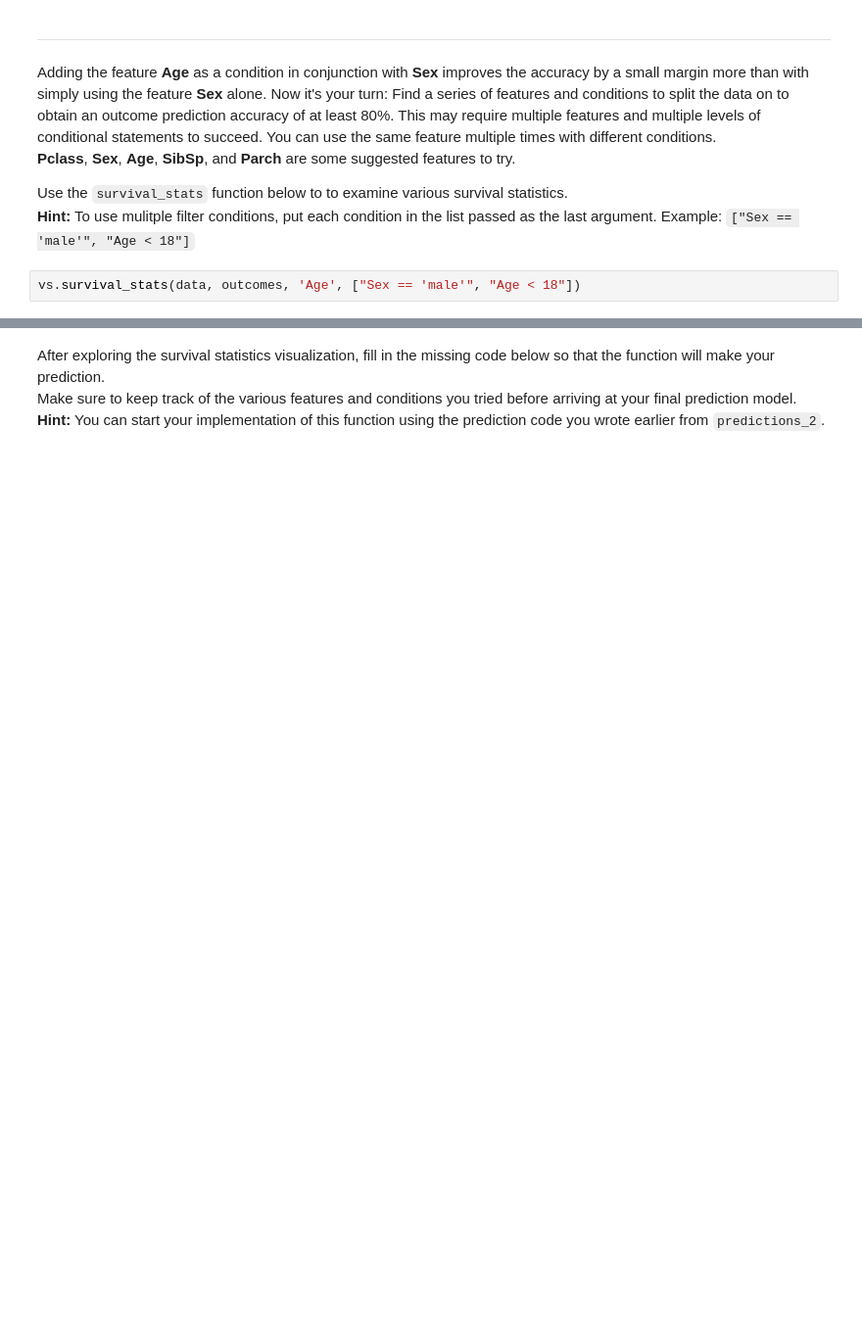
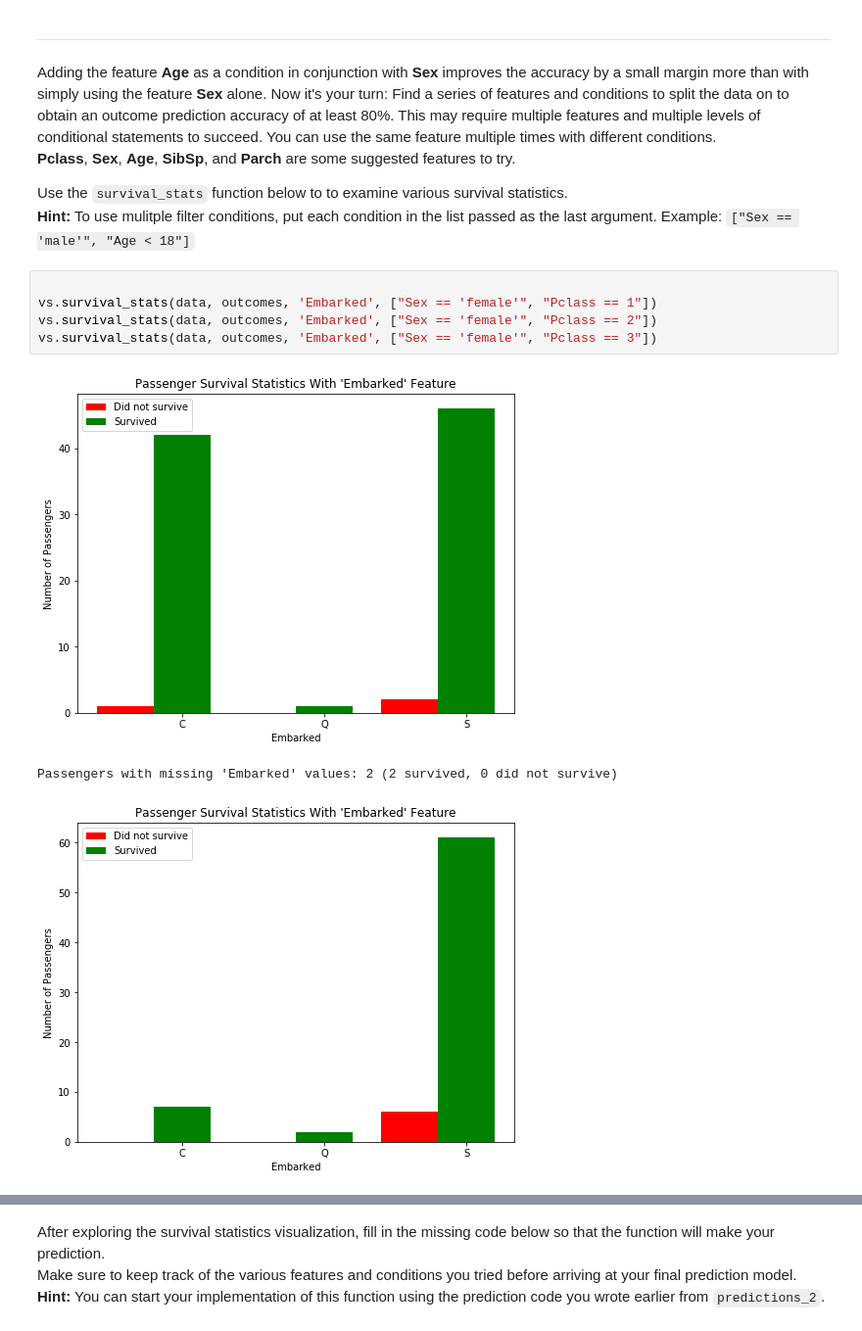
Before and after one commit to ktwud/titanic_survival_exploration, a Jupyter notebook: titanic_survival_exploration.ipynb, the cells around one changed output, grey strips where cells are left out. Shown: that part at 98% size. Saved outputs shown, nothing was run; the diff lists cells and outputs as text; blank space fills up the shorter version.

```diff
--- a/titanic_survival_exploration.ipynb
+++ b/titanic_survival_exploration.ipynb
@@ -224,5 +231,12 @@ Adding the feature **Age** as a condition in conjunction with **Sex** improves t
 
 Use the `survival_stats` function below to to examine various survival statistics.
 **Hint:** To use mulitple filter conditions, put each condition in the list passed as the last argument. Example: `["Sex == 'male'", "Age < 18"]`
-# %%
-vs.survival_stats(data, outcomes, 'Age', ["Sex == 'male'", "Age < 18"])
+# %%
+
+vs.survival_stats(data, outcomes, 'Embarked', ["Sex == 'female'", "Pclass == 1"])
+vs.survival_stats(data, outcomes, 'Embarked', ["Sex == 'female'", "Pclass == 2"])
+vs.survival_stats(data, outcomes, 'Embarked', ["Sex == 'female'", "Pclass == 3"])
+# %% [output]
+[figure, added]
+Passengers with missing 'Embarked' values: 2 (2 survived, 0 did not survive)
+[figure, added]
```
Also changed, not shown: parts of 11 cells of this notebook.
